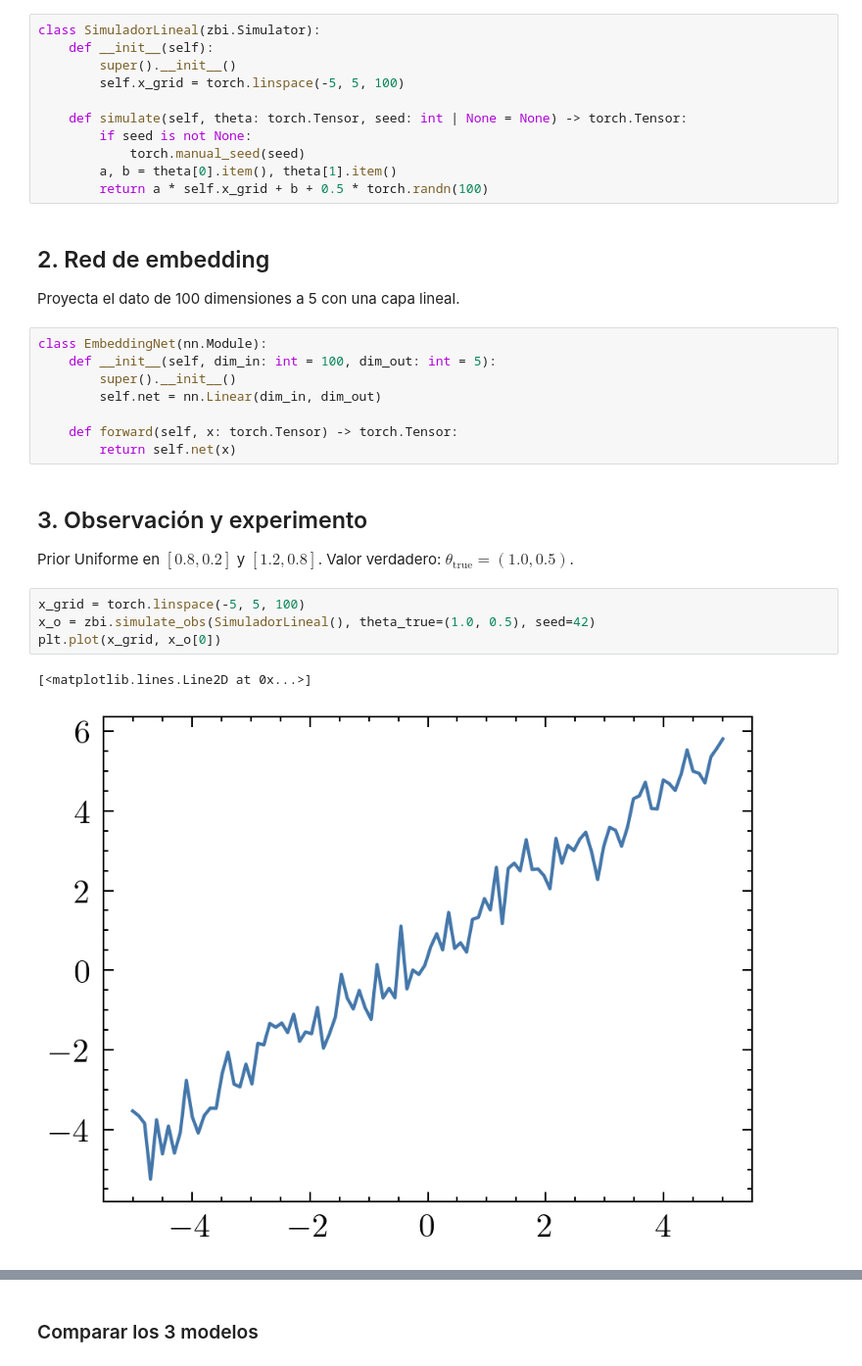
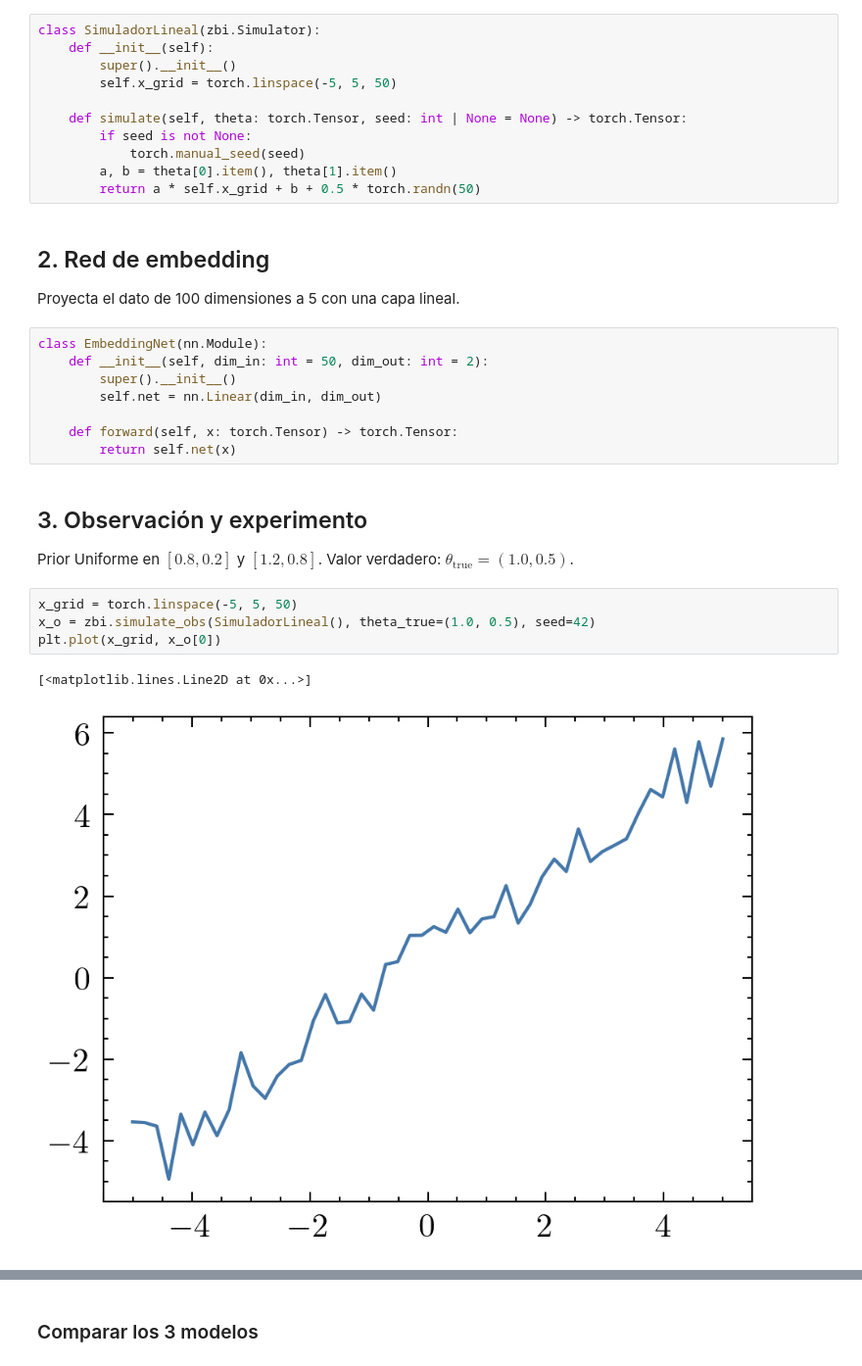
Before and after one commit to julianticucho/zbi, a Jupyter notebook: tutorials/00_getting_started.ipynb, the cells around one changed output, grey strips where cells are left out. Shown at 98% size. Drawn from its saved outputs; the diff is of its cells as text.

```diff
--- a/tutorials/00_getting_started.ipynb
+++ b/tutorials/00_getting_started.ipynb
@@ -29,20 +26,20 @@ $$x_i = a \cdot g_i + b + \epsilon_i, \quad \epsilon_i \sim \mathcal{N}(0, 0.1)$
 class SimuladorLineal(zbi.Simulator):
     def __init__(self):
         super().__init__()
-        self.x_grid = torch.linspace(-5, 5, 100)
+        self.x_grid = torch.linspace(-5, 5, 50)
 
     def simulate(self, theta: torch.Tensor, seed: int | None = None) -> torch.Tensor:
         if seed is not None:
             torch.manual_seed(seed)
         a, b = theta[0].item(), theta[1].item()
-        return a * self.x_grid + b + 0.5 * torch.randn(100)
+        return a * self.x_grid + b + 0.5 * torch.randn(50)
 # %% [markdown]
 ## 2. Red de embedding
 
 Proyecta el dato de 100 dimensiones a 5 con una capa lineal.
 # %%
 class EmbeddingNet(nn.Module):
-    def __init__(self, dim_in: int = 100, dim_out: int = 5):
+    def __init__(self, dim_in: int = 50, dim_out: int = 2):
         super().__init__()
         self.net = nn.Linear(dim_in, dim_out)
 
@@ -53,12 +50,12 @@ class EmbeddingNet(nn.Module):
 
 Prior Uniforme en $[0.8, 0.2]$ y $[1.2, 0.8]$. Valor verdadero: $\theta_{\text{true}} = (1.0, 0.5)$.
 # %%
-x_grid = torch.linspace(-5, 5, 100)
+x_grid = torch.linspace(-5, 5, 50)
 x_o = zbi.simulate_obs(SimuladorLineal(), theta_true=(1.0, 0.5), seed=42)
 plt.plot(x_grid, x_o[0])
 # %% [output]
 [<matplotlib.lines.Line2D at 0x...>]
-[figure, old version]
+[figure, new version]
 # %%
 run_dir = "runs/tutorial_00"
 if os.path.exists(run_dir):
```
Also changed, not shown: parts of 10 cells of this notebook.
